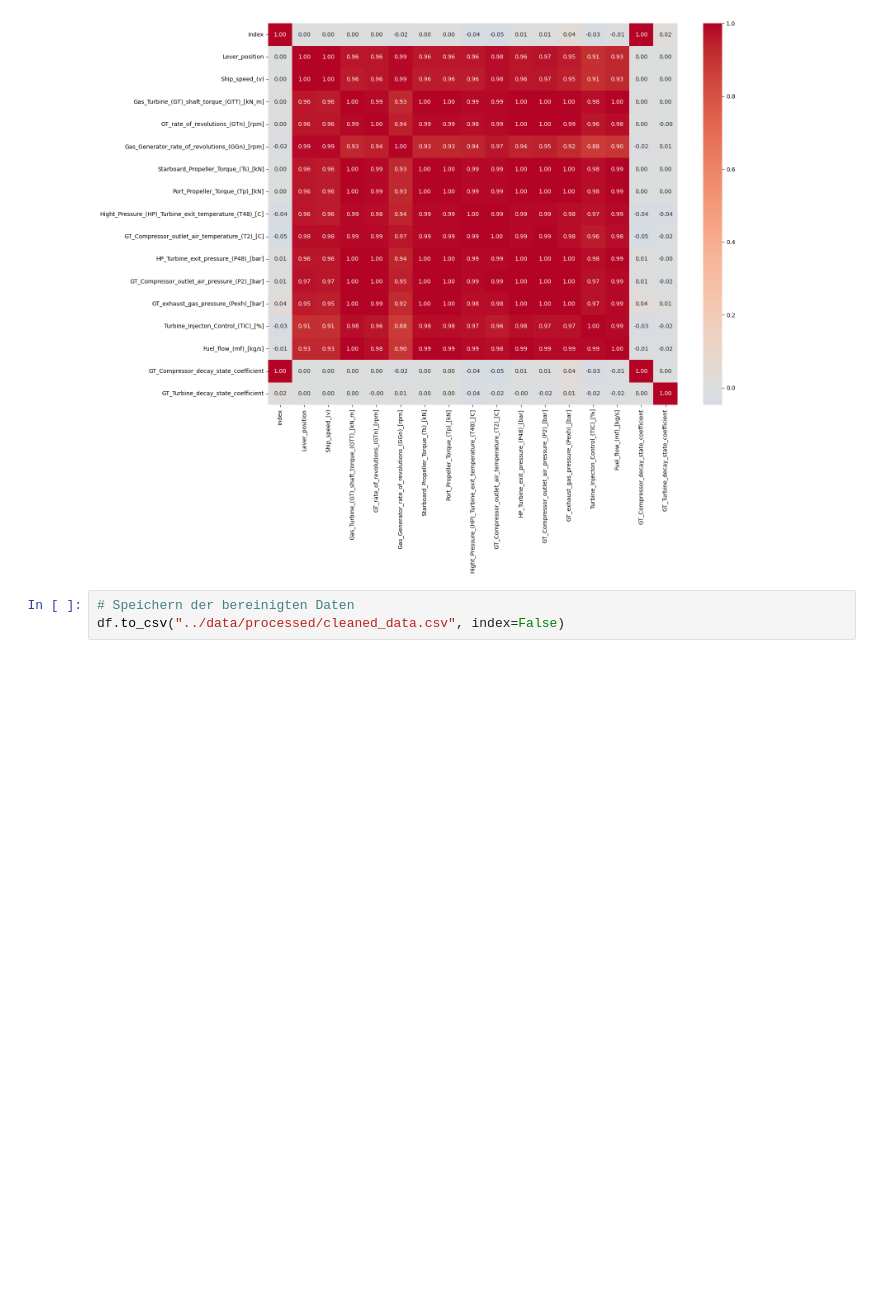
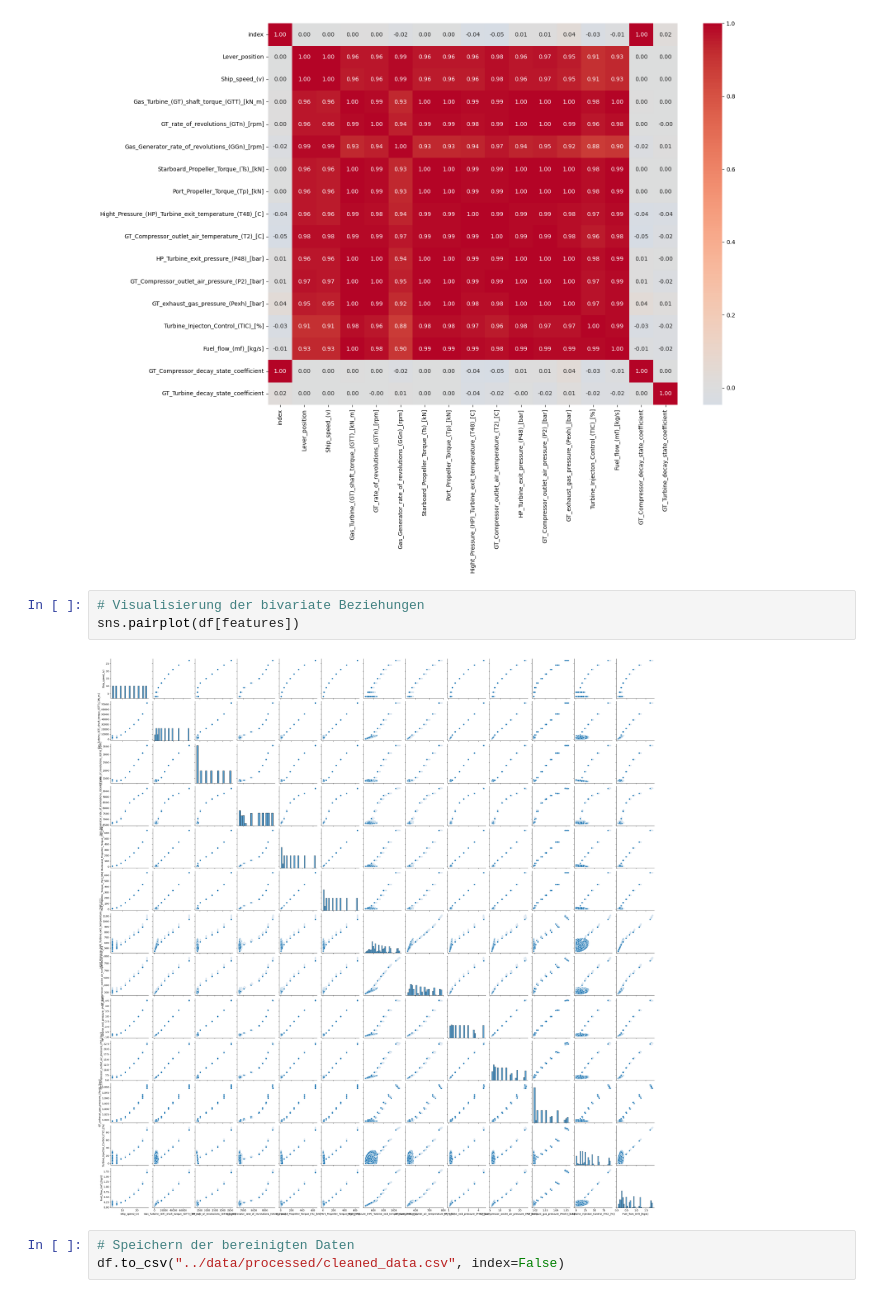
Before and after one commit to IAmBlindNotDeaf/Gas-Turbine-Degradation-Prediction, a Jupyter notebook: notebooks/01_exploration.ipynb, the cells around one changed output. Drawn from its saved outputs; the diff is of its cells as text; blank space fills up the shorter version.

Commit message:
bivariate distribution

```diff
--- a/notebooks/01_exploration.ipynb
+++ b/notebooks/01_exploration.ipynb
@@ -155,6 +155,11 @@ plt.figure(figsize=(16, 12))
 sns.heatmap(df.corr(numeric_only=True), annot=True, fmt=".2f", cmap="coolwarm", center=0);
 # %% [output]
 [figure]
+# %%
+# Visualisierung der bivariate Beziehungen
+sns.pairplot(df[features])
+# %% [output]
+[figure, added]
 # %%
 # Speichern der bereinigten Daten
 df.to_csv("../data/processed/cleaned_data.csv", index=False)
```
